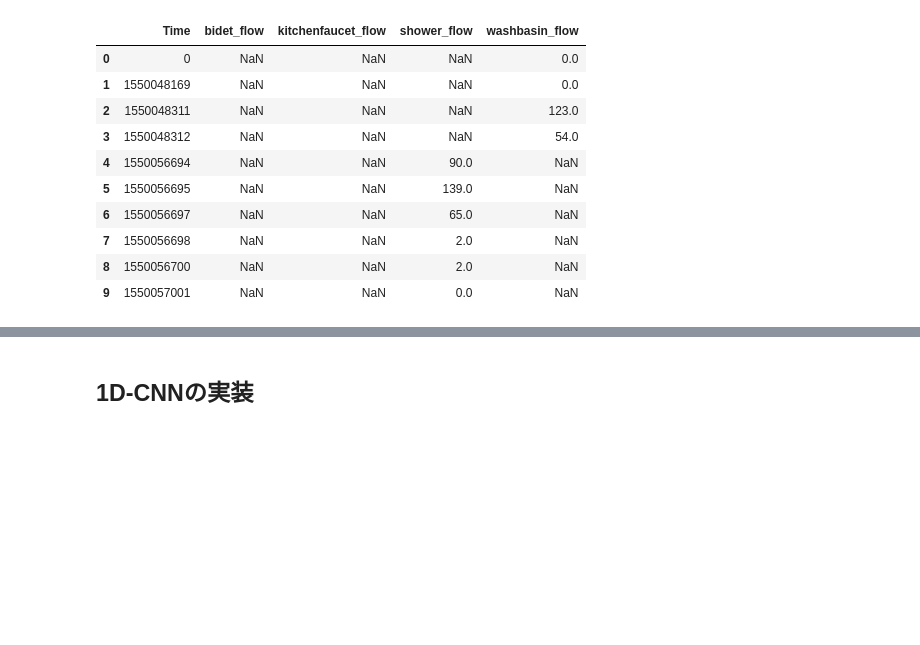
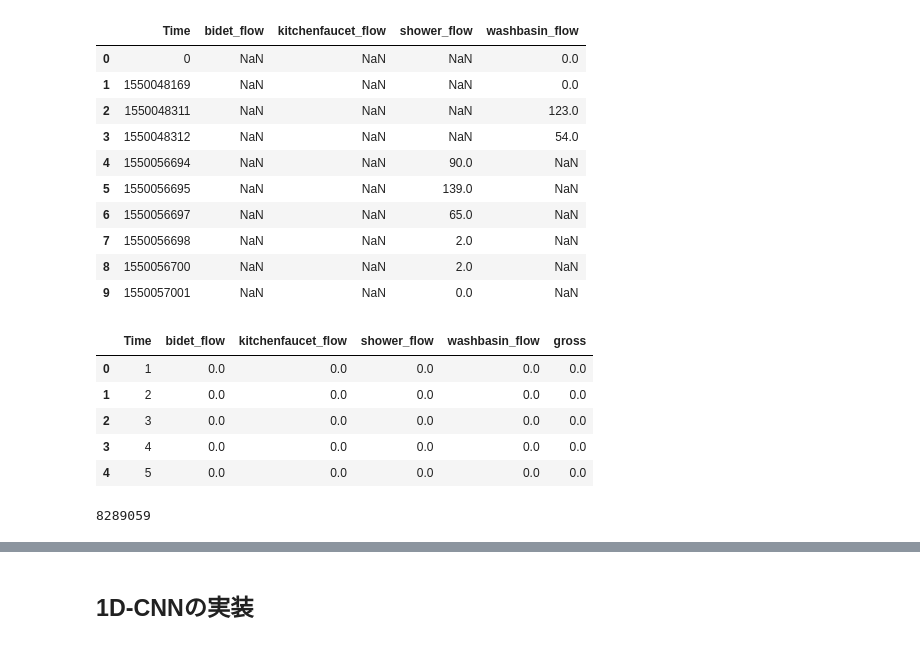
Before and after one commit to Tarantula-Community/EL-WaterDemandTS, a Jupyter notebook: 1D-CNN.ipynb, the cells around one changed output, grey strips where cells are left out. Saved outputs shown, nothing was run; the diff lists cells and outputs as text; code cells hidden in the pictures; blank space fills up the shorter version.

```diff
--- a/1D-CNN.ipynb
+++ b/1D-CNN.ipynb
@@ -191,0 +100,11 @@ def split_data(df, train_size=0.6, test_size=0.25, valid_size=0.15, seed=None):
+# %%
+display(merged_df_2020.head())
+print(len(merged_df_2020) - 600*4096)
+# %% [output]
+|  | Time | bidet_flow | kitchenfaucet_flow | shower_flow | washbasin_flow | gross |
+| 0 | 1 | 0.0 | 0.0 | 0.0 | 0.0 | 0.0 |
+| 1 | 2 | 0.0 | 0.0 | 0.0 | 0.0 | 0.0 |
+| 2 | 3 | 0.0 | 0.0 | 0.0 | 0.0 | 0.0 |
+| 3 | 4 | 0.0 | 0.0 | 0.0 | 0.0 | 0.0 |
+| 4 | 5 | 0.0 | 0.0 | 0.0 | 0.0 | 0.0 |
+8289059
```
Also changed, not shown: parts of 19 cells of this notebook, 3 other files.
